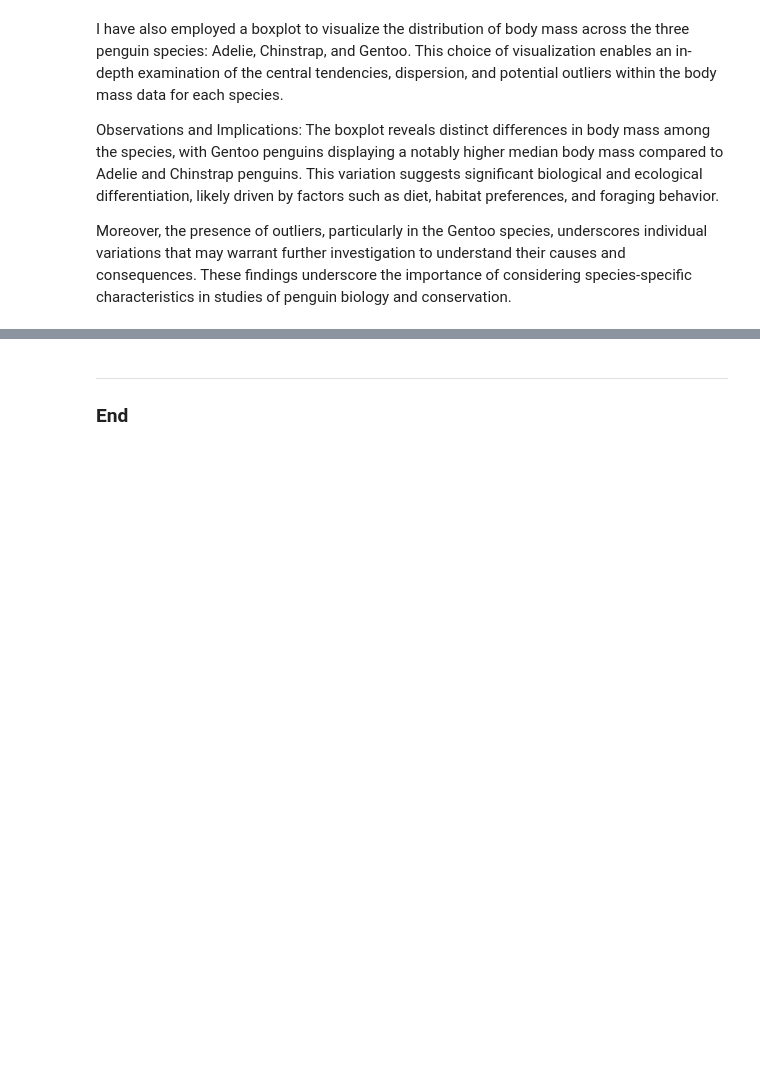
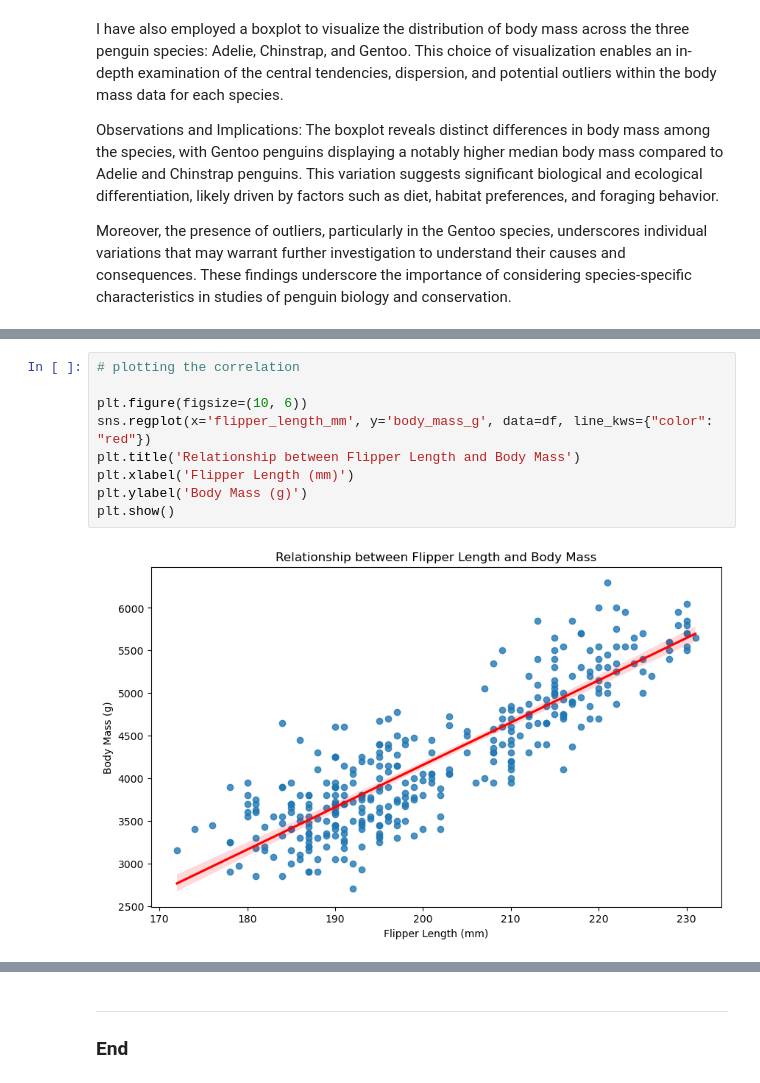
Before and after one commit to vinnycascone/Principles-of-Data-Analytics, a Jupyter notebook: penguins.ipynb, the cells around one changed output, grey strips where cells are left out. Cells and saved outputs as stored; diff of their text form; blank space fills up the shorter version.

Commit message:
variables correlation

```diff
--- a/penguins.ipynb
+++ b/penguins.ipynb
@@ -272,0 +284,11 @@ Moreover, the presence of outliers, particularly in the Gentoo species, undersco
+# %%
+# plotting the correlation
+
+plt.figure(figsize=(10, 6))
+sns.regplot(x='flipper_length_mm', y='body_mass_g', data=df, line_kws={"color": "red"})
+plt.title('Relationship between Flipper Length and Body Mass')
+plt.xlabel('Flipper Length (mm)')
+plt.ylabel('Body Mass (g)')
+plt.show()
+# %% [output]
+[figure, added]
```
Also changed, not shown: parts of 5 cells of this notebook.
